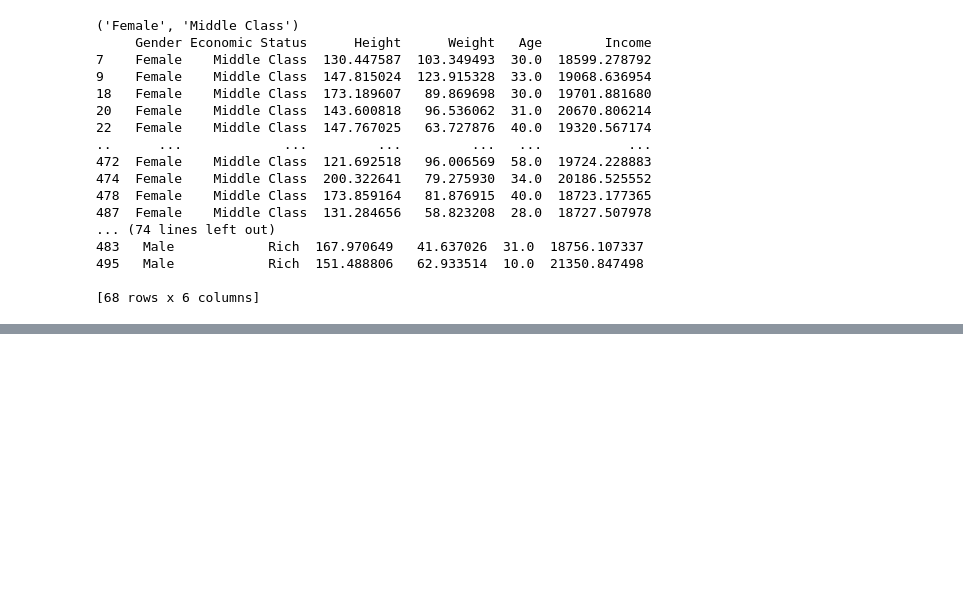
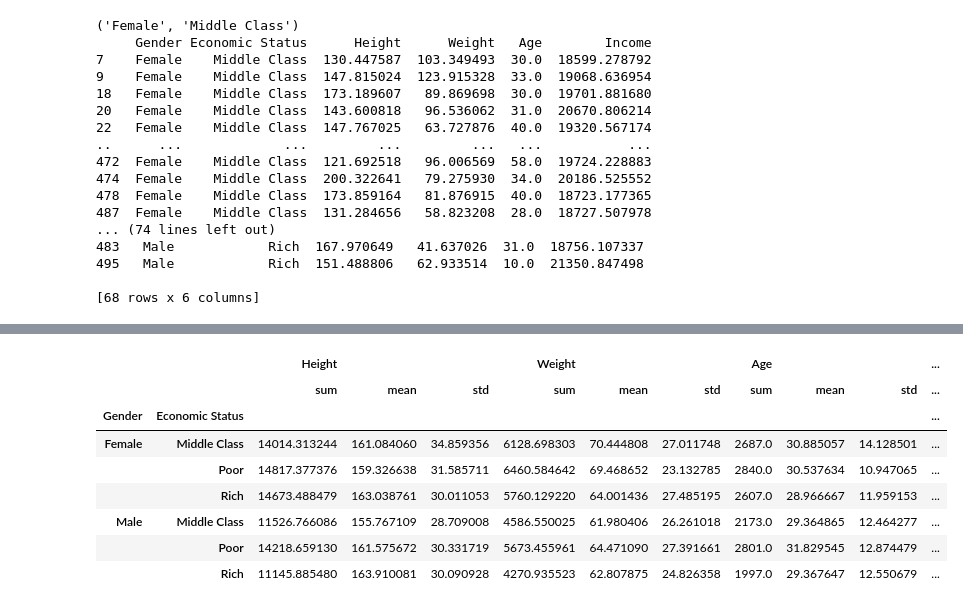
Before and after one commit to santiagoprado12/cursoMLpython, a Jupyter notebook: Agrupacion_de_datos.ipynb, the cells around one changed output, grey strips where cells are left out. Cells and saved outputs as stored; diff of their text form; code cells hidden in the pictures; blank space fills up the shorter version.

```diff
--- a/Agrupacion_de_datos.ipynb
+++ b/Agrupacion_de_datos.ipynb
@@ -143,0 +227,12 @@ for names,groups in double_group:
+# %%
+double_group.aggregate([np.sum,np.mean,np.std])
+# %% [output]
+|  |  | Height |  |  | Weight |  |  | Age |  |  | ... |
+|  |  | sum | mean | std | sum | mean | std | sum | mean | std | ... |
+| Gender | Economic Status |  |  |  |  |  |  |  |  |  | ... |
+| Female | Middle Class | 14014.313244 | 161.084060 | 34.859356 | 6128.698303 | 70.444808 | 27.011748 | 2687.0 | 30.885057 | 14.128501 | ... |
+|  | Poor | 14817.377376 | 159.326638 | 31.585711 | 6460.584642 | 69.468652 | 23.132785 | 2840.0 | 30.537634 | 10.947065 | ... |
+|  | Rich | 14673.488479 | 163.038761 | 30.011053 | 5760.129220 | 64.001436 | 27.485195 | 2607.0 | 28.966667 | 11.959153 | ... |
+| Male | Middle Class | 11526.766086 | 155.767109 | 28.709008 | 4586.550025 | 61.980406 | 26.261018 | 2173.0 | 29.364865 | 12.464277 | ... |
+|  | Poor | 14218.659130 | 161.575672 | 30.331719 | 5673.455961 | 64.471090 | 27.391661 | 2801.0 | 31.829545 | 12.874479 | ... |
+|  | Rich | 11145.885480 | 163.910081 | 30.090928 | 4270.935523 | 62.807875 | 24.826358 | 1997.0 | 29.367647 | 12.550679 | ... |
```
Also changed, not shown: parts of 27 cells of this notebook.
